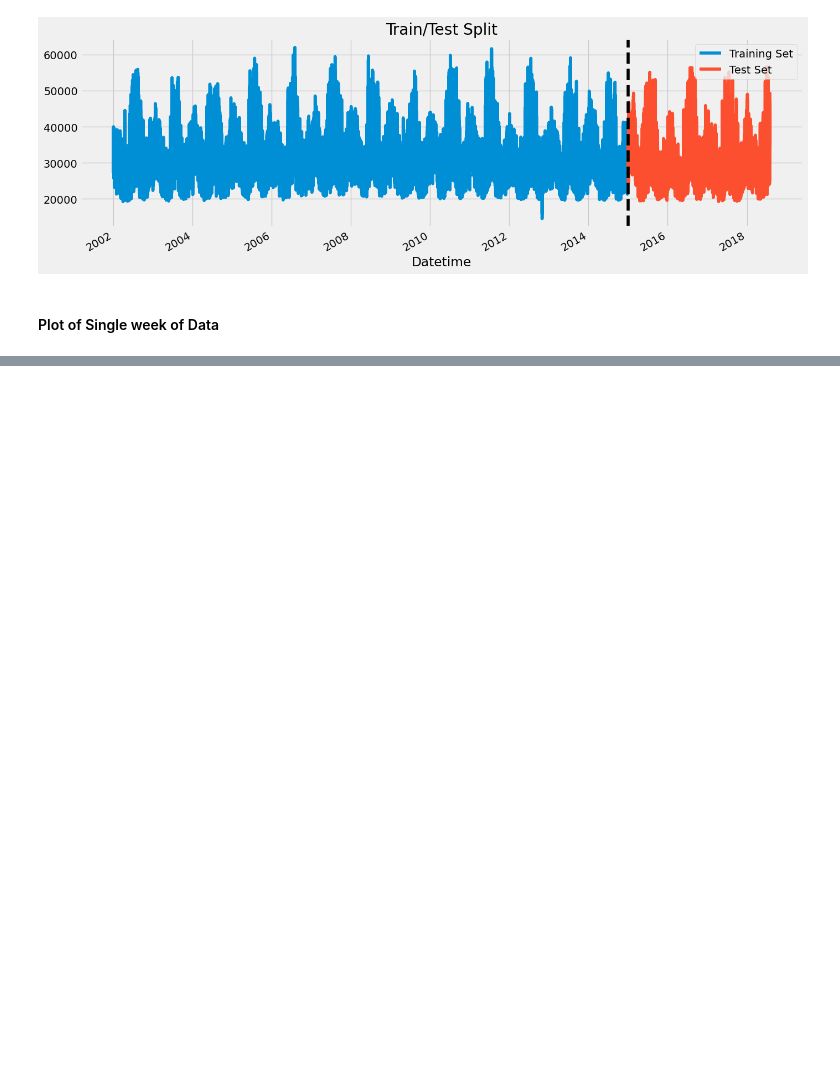
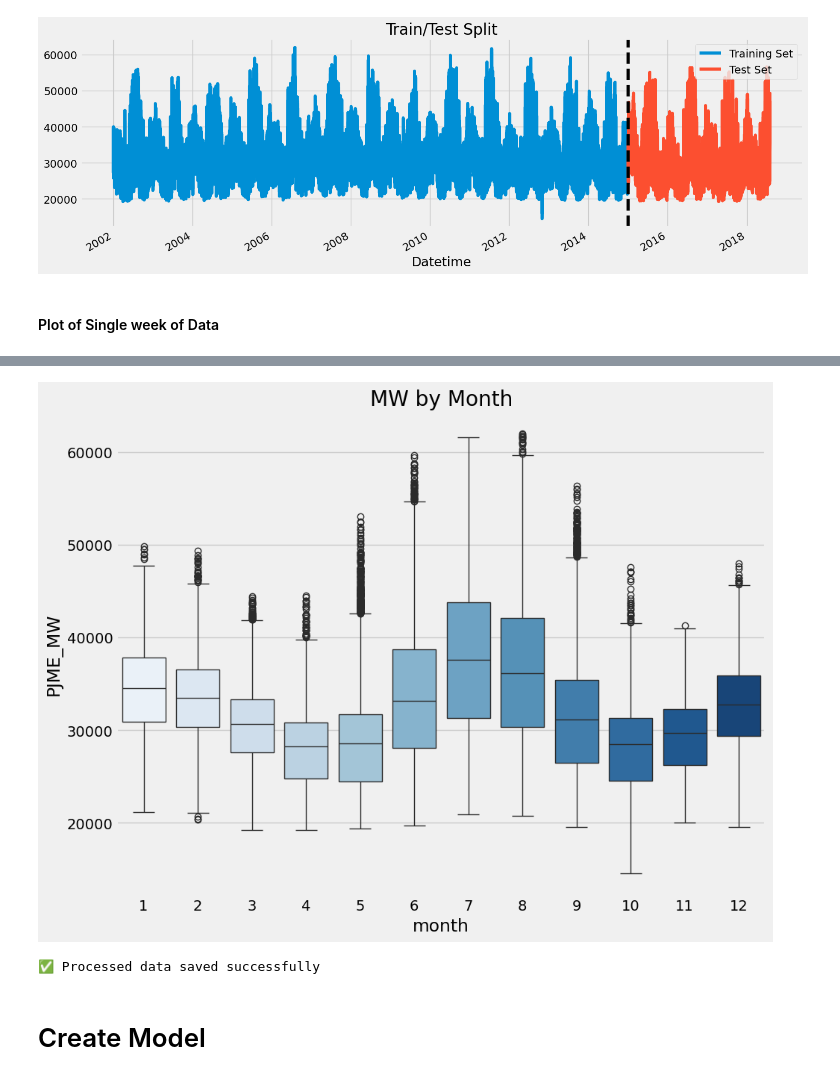
Before and after one commit to kochezz/TS-Energy-Consumption-XGB, a Jupyter notebook: notebooks/01_EDA.ipynb, the cells around one changed output, grey strips where cells are left out. Drawn from its saved outputs; the diff is of its cells as text; code cells hidden in the pictures; blank space fills up the shorter version.

```diff
--- a/notebooks/01_EDA.ipynb
+++ b/notebooks/01_EDA.ipynb
@@ -85,0 +117,7 @@ plt.show()
+# %%
+fig, ax = plt.subplots(figsize=(10, 8))
+sns.boxplot(data=PJME_data, x="month", y="PJME_MW", palette="Blues")
+ax.set_title("MW by Month")
+plt.show()
+# %% [output]
+[figure, added]
@@ -85,0 +129,9 @@ plt.show()
+# %%
+# Save the train and test sets
+train.to_csv("PJME_Train.csv")
+test.to_csv("PJME_Test.csv")
+print("✅ Processed data saved successfully")
+# %% [output]
+✅ Processed data saved successfully
+# %% [markdown]
+# Create Model
```
Also changed, not shown: parts of 12 cells of this notebook.
